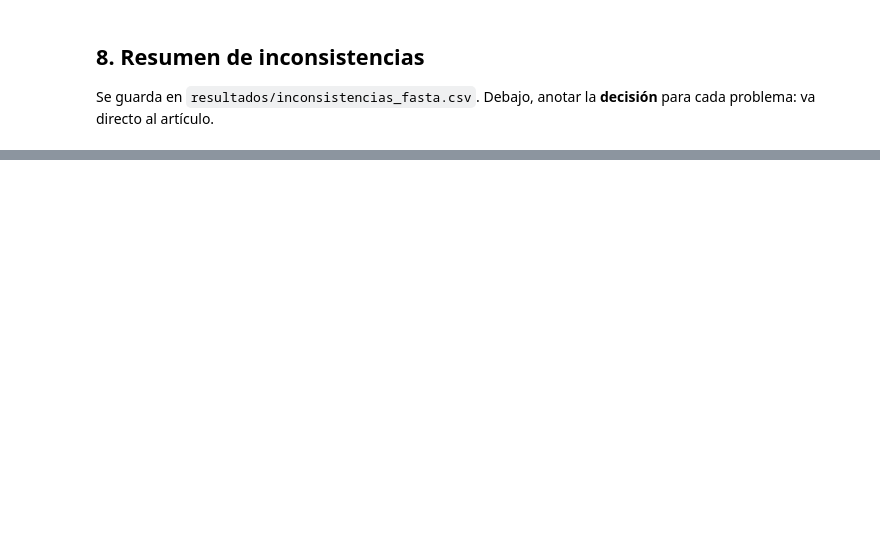
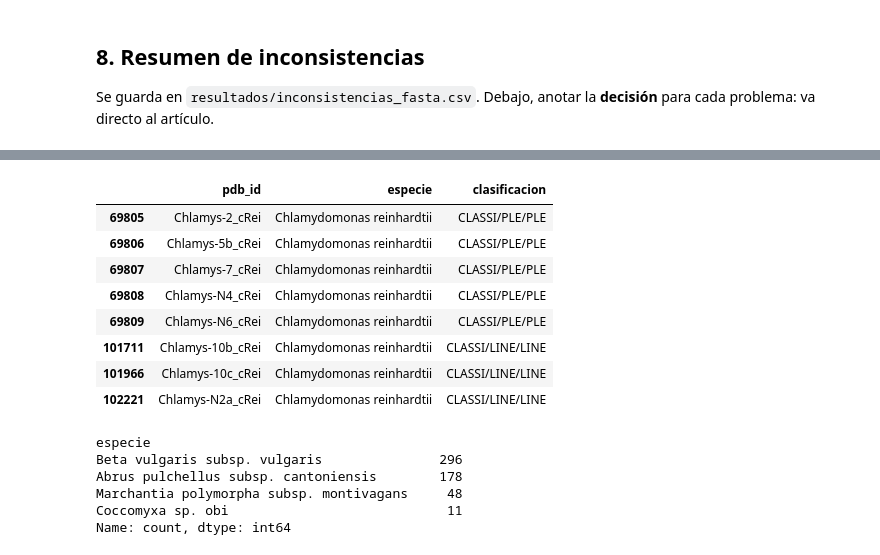
Before and after one commit to ThomasToro/transposable-elements-db, a Jupyter notebook: notebooks/00_exploracion.ipynb, the cells around one changed output, grey strips where cells are left out. Saved outputs shown, nothing was run; the diff lists cells and outputs as text; code cells hidden in the pictures; blank space fills up the shorter version.

Commit message:
Exploración del FASTA. Inconsistencias, especies y decisiones

```diff
--- a/notebooks/00_exploracion.ipynb
+++ b/notebooks/00_exploracion.ipynb
@@ -173,0 +388,5 @@ resumen
+# %%
+csv = pd.read_csv(CSV, encoding="utf-8-sig")
+fuente_por_especie = dict(zip(csv.Species.str.split().str.join(" ").str.lower(), csv.Source))
+fuente = df.especie.str.lower().map(fuente_por_especie)
+pd.crosstab(df.pdb_id.str.fullmatch(r"PDB\d{8}").rename("formato_PDB"), fuente)
@@ -174 +402,21 @@ resumen
+# %%
+es_pdb = df.pdb_id.str.fullmatch(r"PDB\d{8}")
+display(df[~es_pdb & (fuente == "RM2+MCH")][["pdb_id", "especie", "clasificacion"]])
+display(df[fuente.isna()].especie.value_counts())
+# %% [output]
+|  | pdb_id | especie | clasificacion |
+| 69805 | Chlamys-2_cRei | Chlamydomonas reinhardtii | CLASSI/PLE/PLE |
+| 69806 | Chlamys-5b_cRei | Chlamydomonas reinhardtii | CLASSI/PLE/PLE |
+| 69807 | Chlamys-7_cRei | Chlamydomonas reinhardtii | CLASSI/PLE/PLE |
+| 69808 | Chlamys-N4_cRei | Chlamydomonas reinhardtii | CLASSI/PLE/PLE |
+| 69809 | Chlamys-N6_cRei | Chlamydomonas reinhardtii | CLASSI/PLE/PLE |
+| 101711 | Chlamys-10b_cRei | Chlamydomonas reinhardtii | CLASSI/LINE/LINE |
+| 101966 | Chlamys-10c_cRei | Chlamydomonas reinhardtii | CLASSI/LINE/LINE |
+| 102221 | Chlamys-N2a_cRei | Chlamydomonas reinhardtii | CLASSI/LINE/LINE |
+especie
+Beta vulgaris subsp. vulgaris               296
+Abrus pulchellus subsp. cantoniensis        178
+Marchantia polymorpha subsp. montivagans     48
+Coccomyxa sp. obi                            11
+Name: count, dtype: int64
 # %% [markdown]
```
Also changed, not shown: parts of 14 cells of this notebook, 1 other file.
